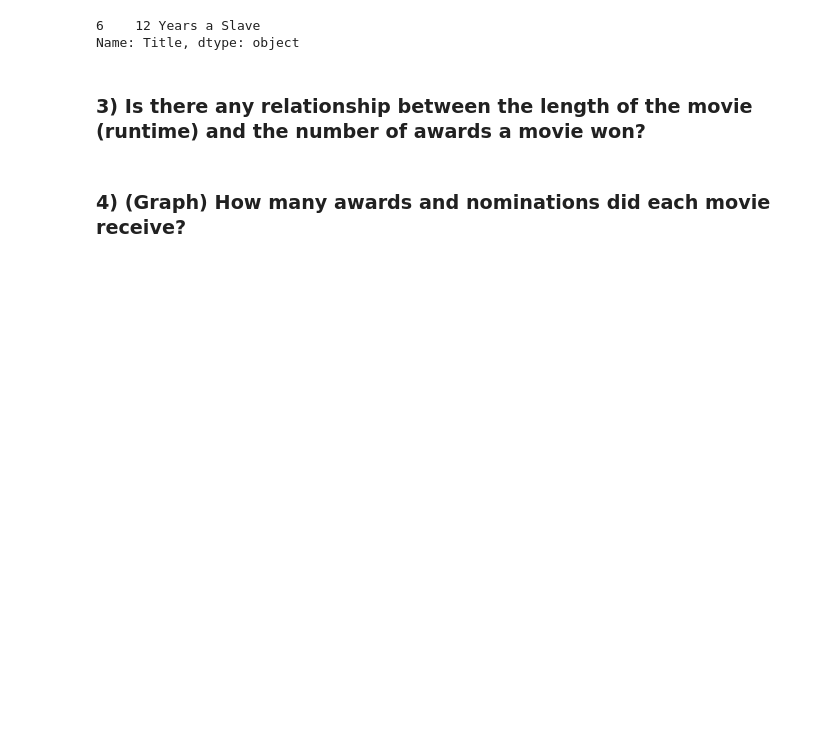
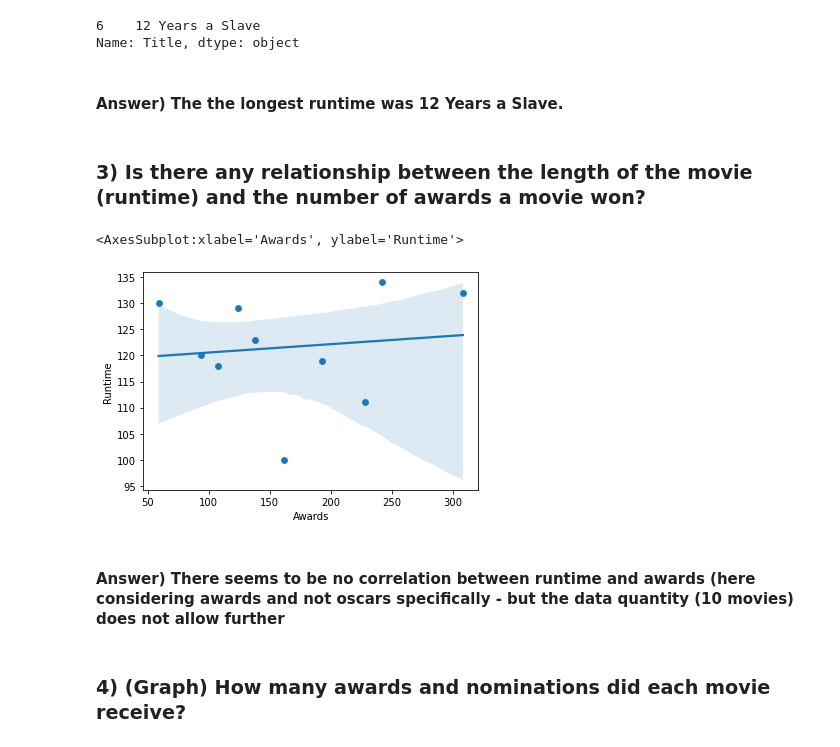
Before and after one commit to Janainaf/movie-Api, a Jupyter notebook: movie_analysis.ipynb, the cells around one changed output. Saved outputs shown, nothing was run; the diff lists cells and outputs as text; code cells hidden in the pictures; blank space fills up the shorter version.

```diff
--- a/movie_analysis.ipynb
+++ b/movie_analysis.ipynb
@@ -35,8 +43,20 @@ print(longest.Title)
 # %% [output]
 6    12 Years a Slave
 Name: Title, dtype: object
+# %% [markdown]
+#### Answer) The  the longest runtime was 12 Years a Slave.
 # %% [markdown]
 ### 3)  Is there any relationship between the length of the movie (runtime) and the number of awards a movie won?
+# %%
+oscar['Awards'] = oscar['Awards'].str.extract(r'([^\.]\d+[^\s])')
+oscar['Awards'] = oscar['Awards'].astype(int)
+sns.scatterplot(data=oscar, x="Awards", y="Runtime")
+sns.regplot(x='Awards',y='Runtime',data=oscar, fit_reg=True)
+# %% [output]
+<AxesSubplot:xlabel='Awards', ylabel='Runtime'>
+[figure, added]
+# %% [markdown]
+#### Answer) There seems to be no correlation between runtime and awards (here considering awards and not oscars specifically - but the data quantity  (10 movies) does not allow further
 # %% [markdown]
 ### 4)  (Graph) How many awards and nominations did each movie receive?
 # %%
```
Also changed, not shown: parts of 4 cells of this notebook, 5 other files.
